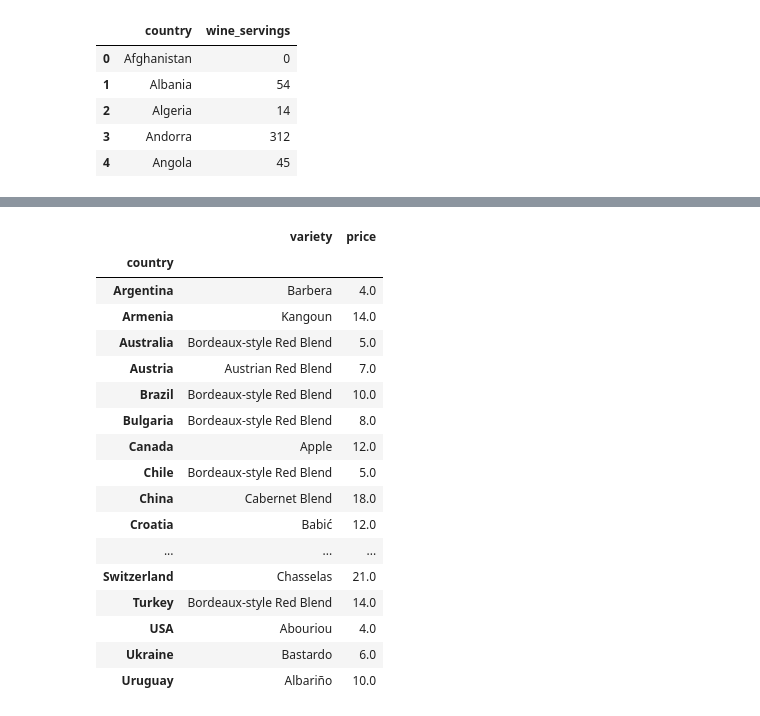
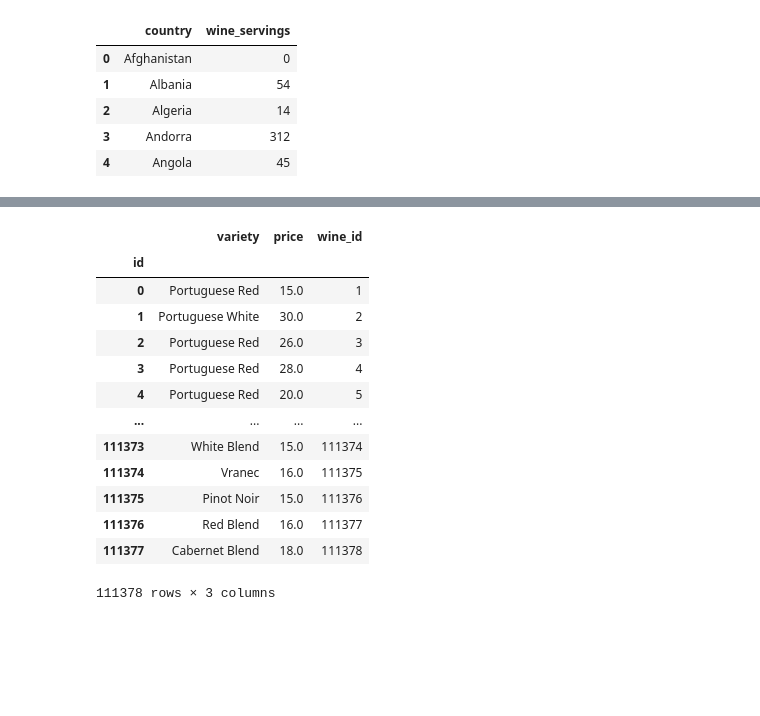
Before and after one commit to knorman123/ETL_Project, a Jupyter notebook: transform.ipynb, the cells around one changed output, grey strips where cells are left out. Saved outputs shown, nothing was run; the diff lists cells and outputs as text; code cells hidden in the pictures; blank space fills up the shorter version.

```diff
--- a/transform.ipynb
+++ b/transform.ipynb
@@ -152,0 +140,4 @@ wine_variety
+# %%
+#Change variable index to wine_id to coorelate with the sql database
+merge_countries.index.names=['id']
+merge_countries
@@ -152,0 +159,3 @@ wine_variety
+# %%
+merge_countries['wine_id']=merge_countries.index + 1
+merge_countries
@@ -153,23 +196,19 @@ wine_variety
 # %%
-#from clean_wine: price, points grouped by variety
-wine_price = merge_countries.groupby('country')['variety','price'].min()
+#from merge countries: Looks at wine price, variety, wine id
+wine_price = merge_countries[['variety','price', 'wine_id']]
 wine_price
 # %% [output]
-|  | variety | price |
-| country |  |  |
-| Argentina | Barbera | 4.0 |
-| Armenia | Kangoun | 14.0 |
-| Australia | Bordeaux-style Red Blend | 5.0 |
-| Austria | Austrian Red Blend | 7.0 |
-| Brazil | Bordeaux-style Red Blend | 10.0 |
-| Bulgaria | Bordeaux-style Red Blend | 8.0 |
-| Canada | Apple | 12.0 |
-| Chile | Bordeaux-style Red Blend | 5.0 |
-| China | Cabernet Blend | 18.0 |
-| Croatia | Babić | 12.0 |
-| ... | ... | ... |
-| Switzerland | Chasselas | 21.0 |
-| Turkey | Bordeaux-style Red Blend | 14.0 |
-| USA | Abouriou | 4.0 |
-| Ukraine | Bastardo | 6.0 |
-| Uruguay | Albariño | 10.0 |
+|  | variety | price | wine_id |
+| id |  |  |  |
+| 0 | Portuguese Red | 15.0 | 1 |
+| 1 | Portuguese White | 30.0 | 2 |
+| 2 | Portuguese Red | 26.0 | 3 |
+| 3 | Portuguese Red | 28.0 | 4 |
+| 4 | Portuguese Red | 20.0 | 5 |
+| ... | ... | ... | ... |
+| 111373 | White Blend | 15.0 | 111374 |
+| 111374 | Vranec | 16.0 | 111375 |
+| 111375 | Pinot Noir | 15.0 | 111376 |
+| 111376 | Red Blend | 16.0 | 111377 |
+| 111377 | Cabernet Blend | 18.0 | 111378 |
+111378 rows × 3 columns
```
Also changed, not shown: parts of 22 cells of this notebook.
